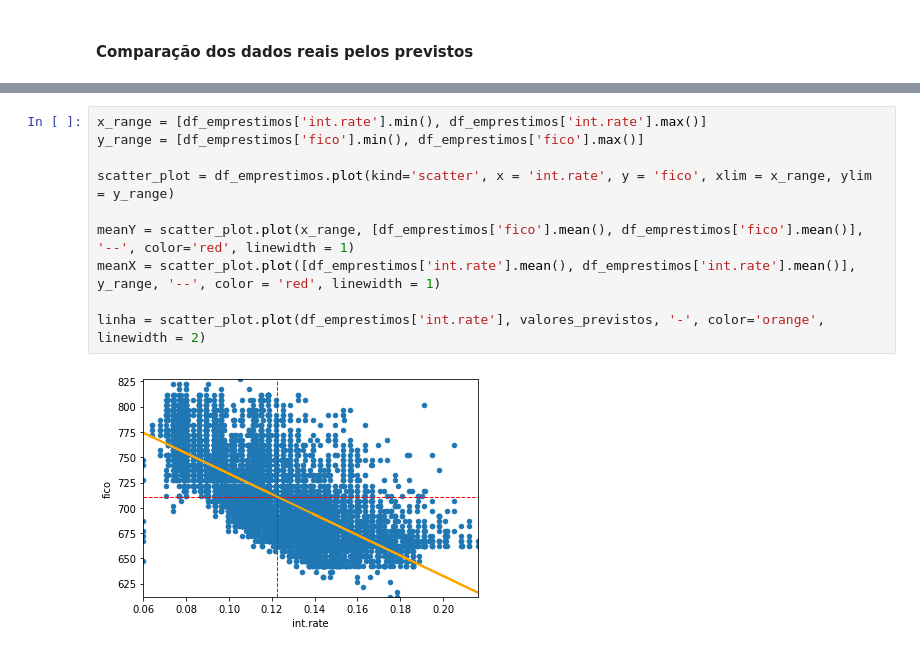
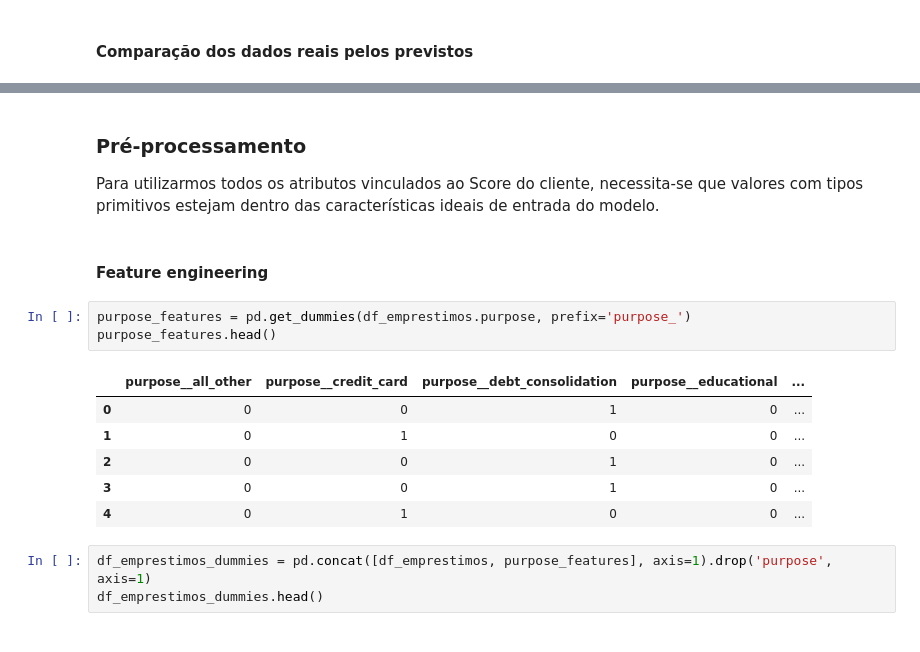
Before and after one commit to wander-asb/Emprestimos, a Jupyter notebook: emprestimos_previsao.ipynb, the cells around one changed output, grey strips where cells are left out. Drawn from its saved outputs; the diff is of its cells as text.

```diff
--- a/emprestimos_previsao.ipynb
+++ b/emprestimos_previsao.ipynb
@@ -147,12 +163,19 @@ table_preview.head(11)
-# %%
-x_range = [df_emprestimos['int.rate'].min(), df_emprestimos['int.rate'].max()]
-y_range = [df_emprestimos['fico'].min(), df_emprestimos['fico'].max()]
-
-scatter_plot = df_emprestimos.plot(kind='scatter', x = 'int.rate', y = 'fico', xlim = x_range, ylim = y_range)
-
-meanY = scatter_plot.plot(x_range, [df_emprestimos['fico'].mean(), df_emprestimos['fico'].mean()], '--', color='red', linewidth = 1)
-meanX = scatter_plot.plot([df_emprestimos['int.rate'].mean(), df_emprestimos['int.rate'].mean()], y_range, '--', color = 'red', linewidth = 1)
-
-linha = scatter_plot.plot(df_emprestimos['int.rate'], valores_previstos, '-', color='orange', linewidth = 2)
-# %% [output]
-[figure, removed]
+# %% [markdown]
+### Pré-processamento
+
+Para utilizarmos todos os atributos vinculados ao Score do cliente, necessita-se que valores com tipos primitivos estejam dentro das características ideais de entrada do modelo.
+# %% [markdown]
+#### Feature engineering
+# %%
+purpose_features = pd.get_dummies(df_emprestimos.purpose, prefix='purpose_')
+purpose_features.head()
+# %% [output]
+|  | purpose__all_other | purpose__credit_card | purpose__debt_consolidation | purpose__educational | ... |
+| 0 | 0 | 0 | 1 | 0 | ... |
+| 1 | 0 | 1 | 0 | 0 | ... |
+| 2 | 0 | 0 | 1 | 0 | ... |
+| 3 | 0 | 0 | 1 | 0 | ... |
+| 4 | 0 | 1 | 0 | 0 | ... |
+# %%
+df_emprestimos_dummies = pd.concat([df_emprestimos, purpose_features], axis=1).drop('purpose', axis=1)
+df_emprestimos_dummies.head()
```
Also changed, not shown: parts of 6 cells of this notebook.
